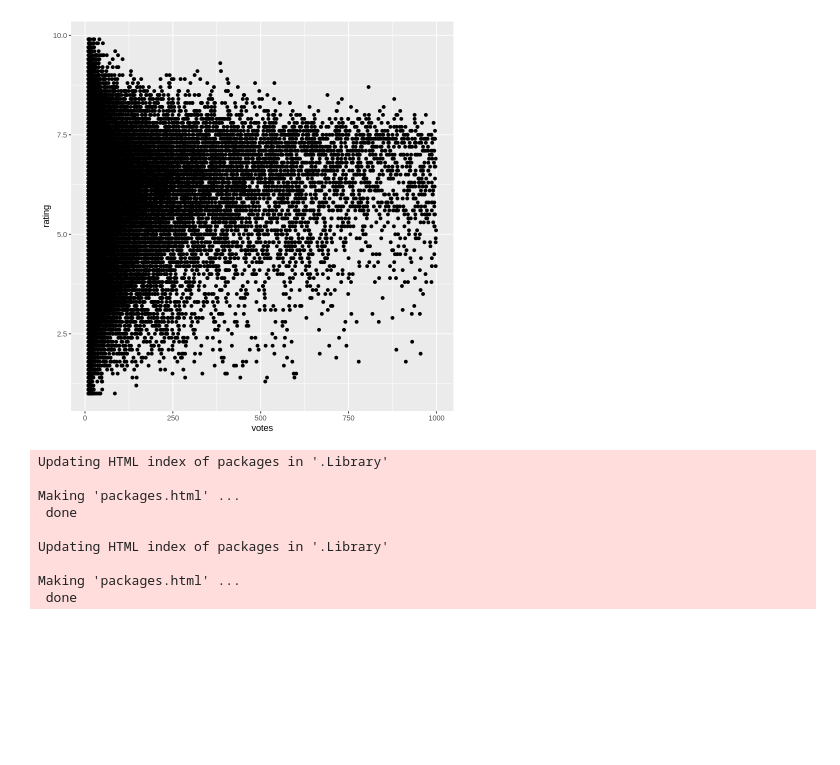
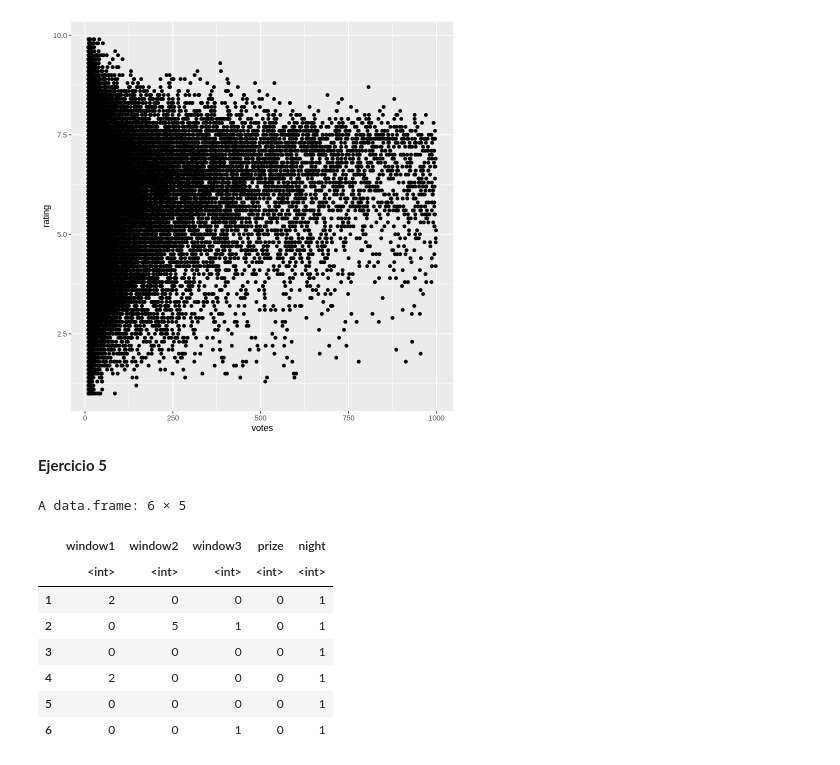
Before and after one commit to Skalas/Matematicas-computacionales-fall2020, a Jupyter notebook: alumnos/PauDelValle/Clases_R/0-ejercicios.ipynb, the cells around one changed output. Cells and saved outputs as stored; diff of their text form; code cells hidden in the pictures; blank space fills up the shorter version.

```diff
--- a/alumnos/PauDelValle/Clases_R/0-ejercicios.ipynb
+++ b/alumnos/PauDelValle/Clases_R/0-ejercicios.ipynb
@@ -155,18 +154,3 @@ ggplot(aes(votes, rating)) +
 geom_point()
 # %% [output]
 [figure]
-# %%
-install.packages("tidyverse")
-install.packages("dslabs")
-library(tidyverse)
-library(dslabs)
-# %% [output]
-Updating HTML index of packages in '.Library'
-
-Making 'packages.html' ...
- done
-
-Updating HTML index of packages in '.Library'
-
-Making 'packages.html' ...
- done
@@ -174,0 +157,2 @@ data('movielens')
+# %% [markdown]
+**Ejercicio 5**
@@ -174,0 +161,12 @@ data('movielens')
+# %%
+head(vlt)
+# %% [output]
+A data.frame: 6 × 5
+|  | window1 | window2 | window3 | prize | night |
+|  | <int> | <int> | <int> | <int> | <int> |
+| 1 | 2 | 0 | 0 | 0 | 1 |
+| 2 | 0 | 5 | 1 | 0 | 1 |
+| 3 | 0 | 0 | 0 | 0 | 1 |
+| 4 | 2 | 0 | 0 | 0 | 1 |
+| 5 | 0 | 0 | 0 | 0 | 1 |
+| 6 | 0 | 0 | 1 | 0 | 1 |
```
Also changed, not shown: parts of 13 cells of this notebook.
